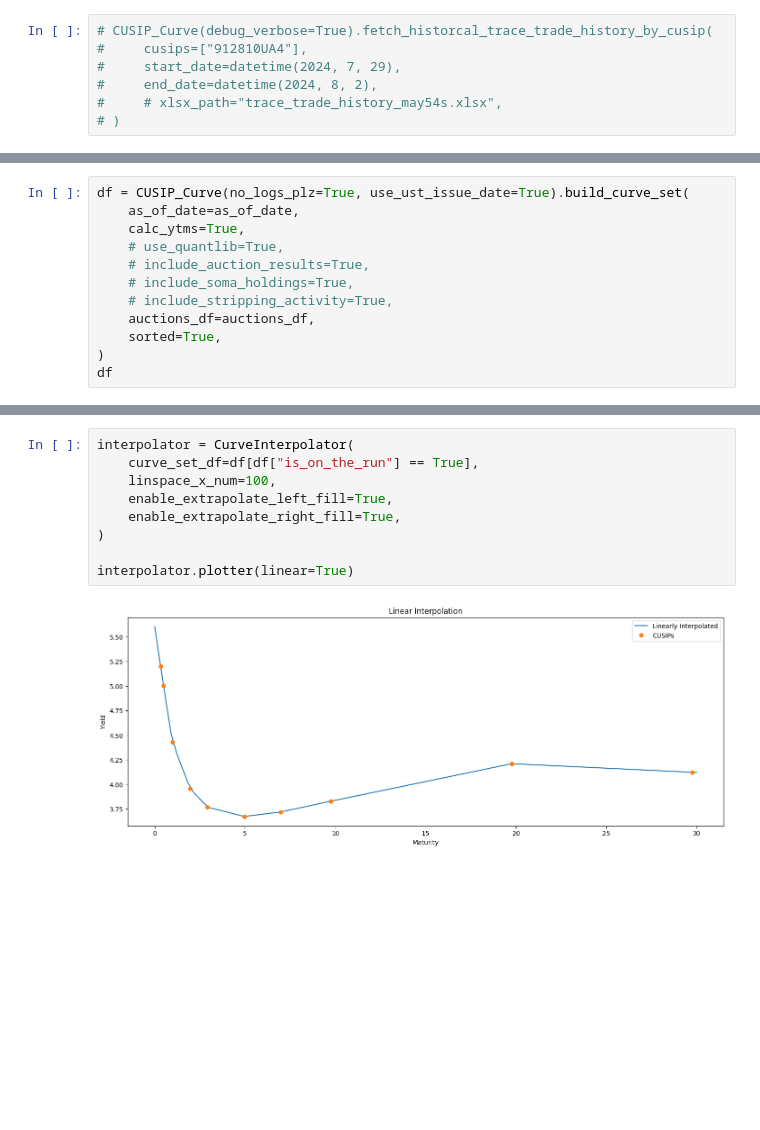
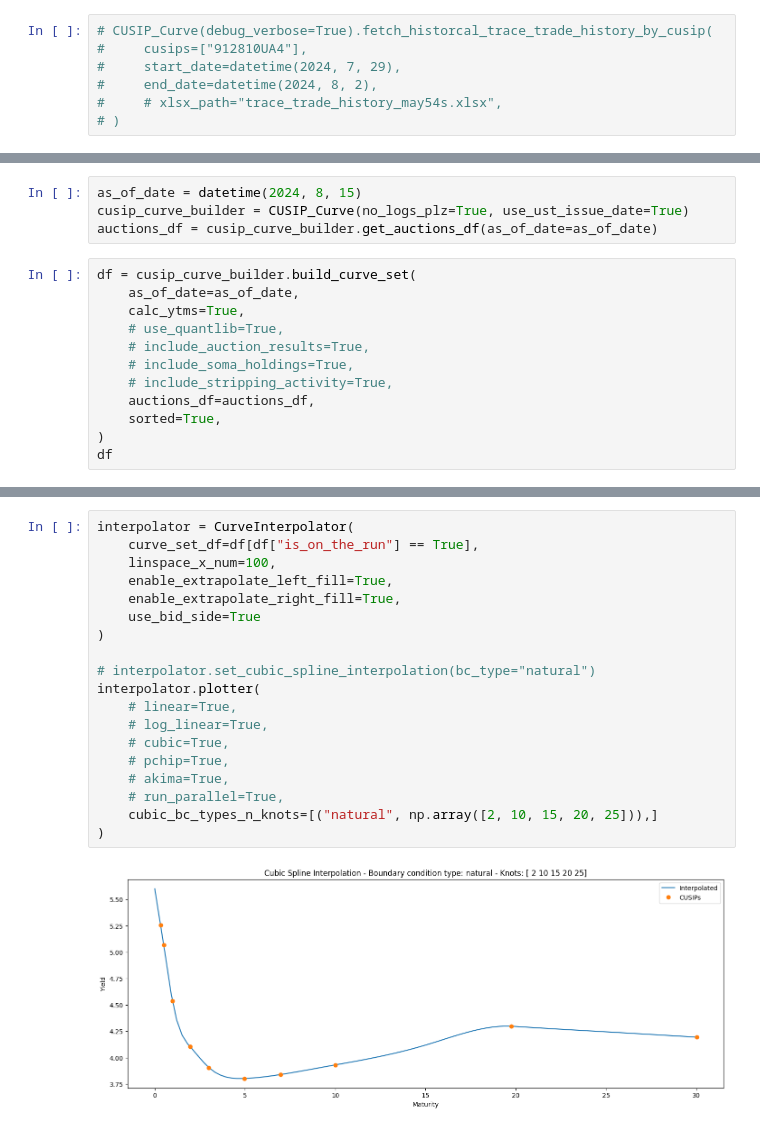
Before and after one commit to cleeclee123/Curvy-CUSIPs, a Jupyter notebook: server/temp.ipynb, the cells around one changed output, grey strips where cells are left out. Drawn from its saved outputs; the diff is of its cells as text; blank space fills up the shorter version.

Commit message:
more interpolation methods

```diff
--- a/server/temp.ipynb
+++ b/server/temp.ipynb
@@ -233,5 +211,9 @@ auctions_df = get_auction_json(as_of_date=as_of_date)
+# %%
+as_of_date = datetime(2024, 8, 15)
+cusip_curve_builder = CUSIP_Curve(no_logs_plz=True, use_ust_issue_date=True)
+auctions_df = cusip_curve_builder.get_auctions_df(as_of_date=as_of_date)
 # %%
-df = CUSIP_Curve(no_logs_plz=True, use_ust_issue_date=True).build_curve_set(
+df = cusip_curve_builder.build_curve_set(
     as_of_date=as_of_date,
     calc_ytms=True,
     # use_quantlib=True,
@@ -259,11 +241,21 @@ df
 # %%
 interpolator = CurveInterpolator(
     curve_set_df=df[df["is_on_the_run"] == True],
     linspace_x_num=100,
     enable_extrapolate_left_fill=True,
     enable_extrapolate_right_fill=True,
+    use_bid_side=True
 )
 
-interpolator.plotter(linear=True)
+# interpolator.set_cubic_spline_interpolation(bc_type="natural")
+interpolator.plotter(
+    # linear=True,
+    # log_linear=True,
+    # cubic=True,
+    # pchip=True,
+    # akima=True,
+    # run_parallel=True,
+    cubic_bc_types_n_knots=[("natural", np.array([2, 10, 15, 20, 25])),]
+)
 # %% [output]
-[figure, old version]
+[figure, new version]
```
Also changed, not shown: parts of 3 cells of this notebook, 3 other files.
